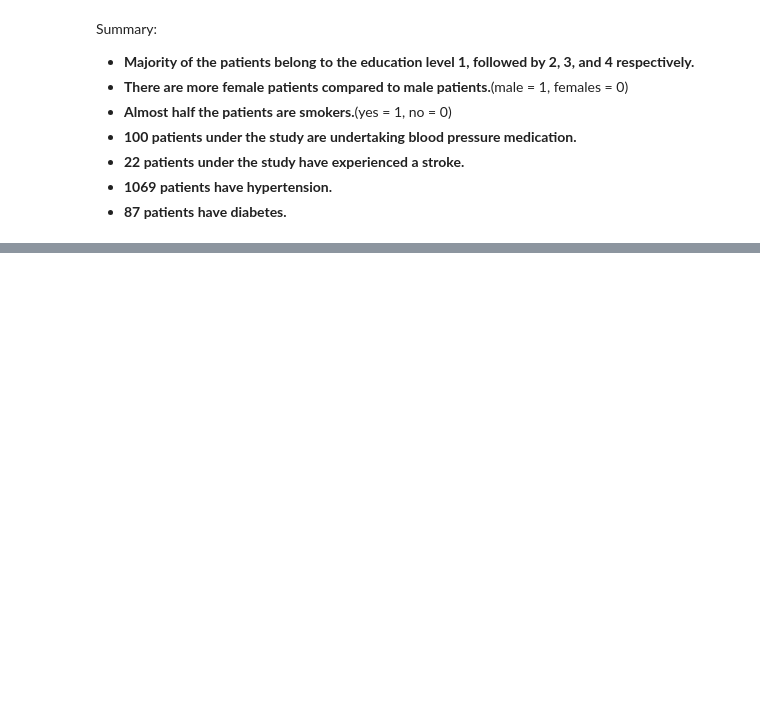
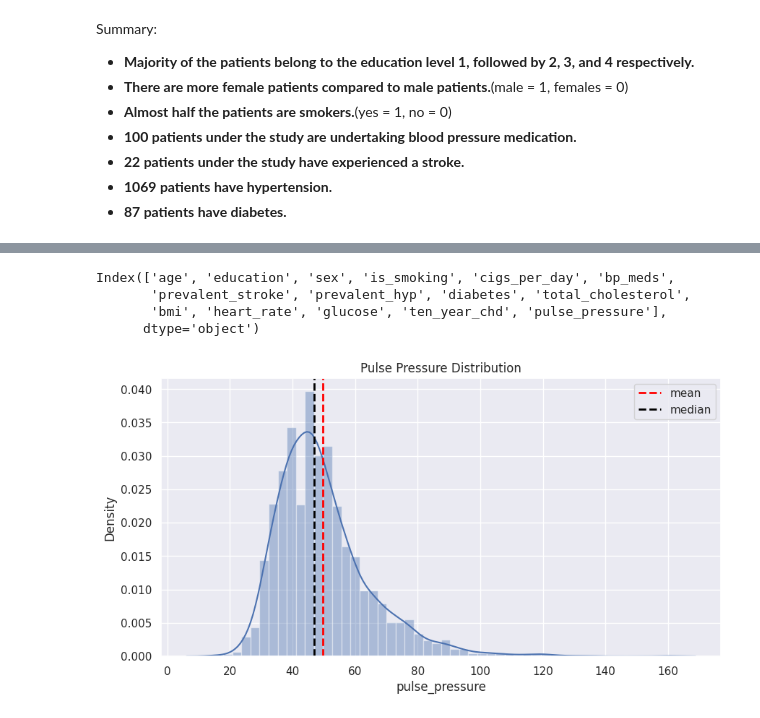
Before and after one commit to hamant-jagwan/Cardiovascular_Risk_Prediction--ML--Classification, a Jupyter notebook: Cardiovascular_Risk_Prediction.ipynb, the cells around one changed output, grey strips where cells are left out. Cells and saved outputs as stored; diff of their text form; code cells hidden in the pictures; blank space fills up the shorter version.

```diff
--- a/Cardiovascular_Risk_Prediction.ipynb
+++ b/Cardiovascular_Risk_Prediction.ipynb
@@ -602,0 +719,12 @@ Summary:
+# %%
+# Creating a new column pulse_pressure and dropping systolic_bp and diastolic_bp
+cardio_df['pulse_pressure']  = cardio_df['systolic_bp'] - cardio_df['diastolic_bp']
+cardio_df.drop('systolic_bp', axis = 1,inplace = True)
+cardio_df.drop('diastolic_bp', axis = 1,inplace = True)
+# %%
+cardio_df.columns
+# %% [output]
+Index(['age', 'education', 'sex', 'is_smoking', 'cigs_per_day', 'bp_meds',
+       'prevalent_stroke', 'prevalent_hyp', 'diabetes', 'total_cholesterol',
+       'bmi', 'heart_rate', 'glucose', 'ten_year_chd', 'pulse_pressure'],
+      dtype='object')
@@ -602,0 +737,11 @@ Summary:
+# %%
+# Analyzing the distribution of pulse_pressure
+plt.figure(figsize=(10,5))
+sns.distplot(cardio_df['pulse_pressure'])
+plt.axvline(cardio_df['pulse_pressure'].mean(), color='red', linestyle='dashed', linewidth=2 ,  label = 'mean')
+plt.axvline(cardio_df['pulse_pressure'].median(), color='black', linestyle='dashed', linewidth=2 , label = 'median')
+plt.title('Pulse Pressure Distribution')
+plt.legend()
+plt.show()
+# %% [output]
+[figure, added]
```
Also changed, not shown: parts of 20 cells of this notebook.
